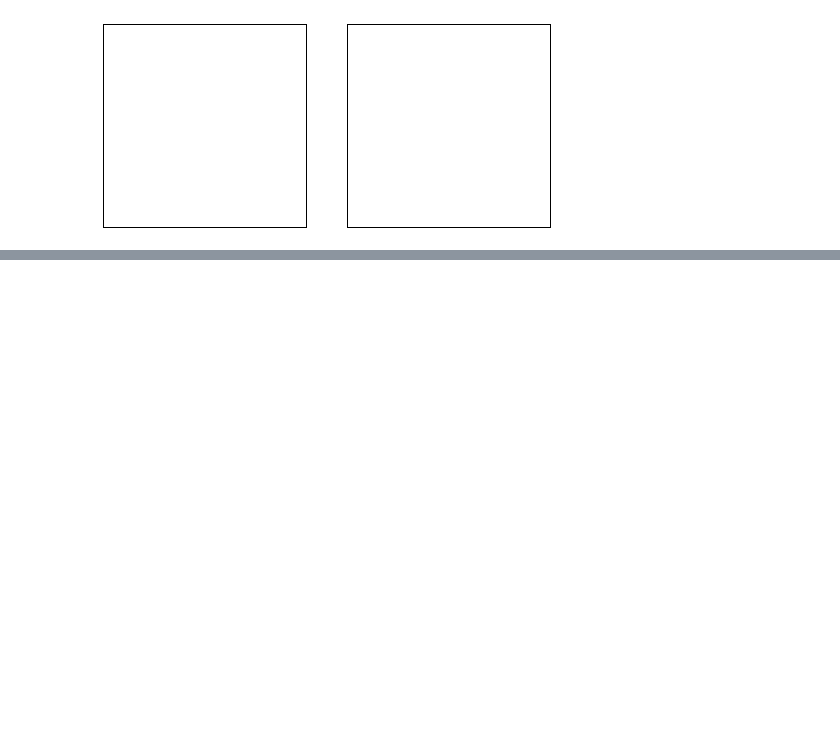
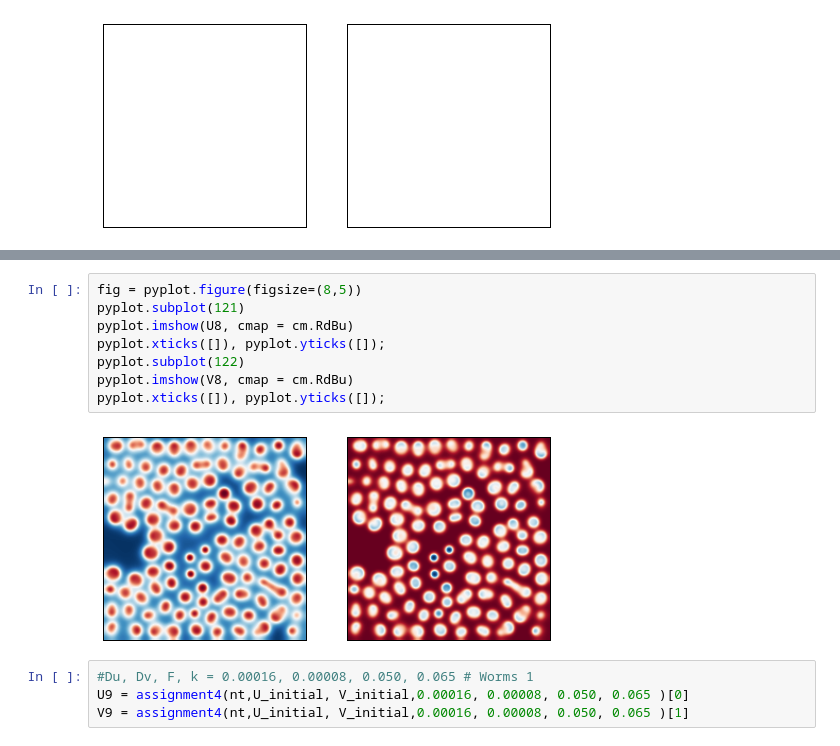
Before and after one commit to iamisrapel/MAE6286, a Jupyter notebook: 04_assignment.ipynb, the cells around one changed output, grey strips where cells are left out. Drawn from its saved outputs; the diff is of its cells as text; blank space fills up the shorter version.

```diff
--- a/04_assignment.ipynb
+++ b/04_assignment.ipynb
@@ -228,0 +236,14 @@ array([[ nan,  nan,  nan, ...,  nan,  nan,  nan],
+# %%
+fig = pyplot.figure(figsize=(8,5))
+pyplot.subplot(121)
+pyplot.imshow(U8, cmap = cm.RdBu)
+pyplot.xticks([]), pyplot.yticks([]);
+pyplot.subplot(122)
+pyplot.imshow(V8, cmap = cm.RdBu)
+pyplot.xticks([]), pyplot.yticks([]);
+# %% [output]
+[figure, added]
+# %%
+#Du, Dv, F, k = 0.00016, 0.00008, 0.050, 0.065 # Worms 1
+U9 = assignment4(nt,U_initial, V_initial,0.00016, 0.00008, 0.050, 0.065 )[0]
+V9 = assignment4(nt,U_initial, V_initial,0.00016, 0.00008, 0.050, 0.065 )[1]
```
Also changed, not shown: parts of 33 cells of this notebook.
